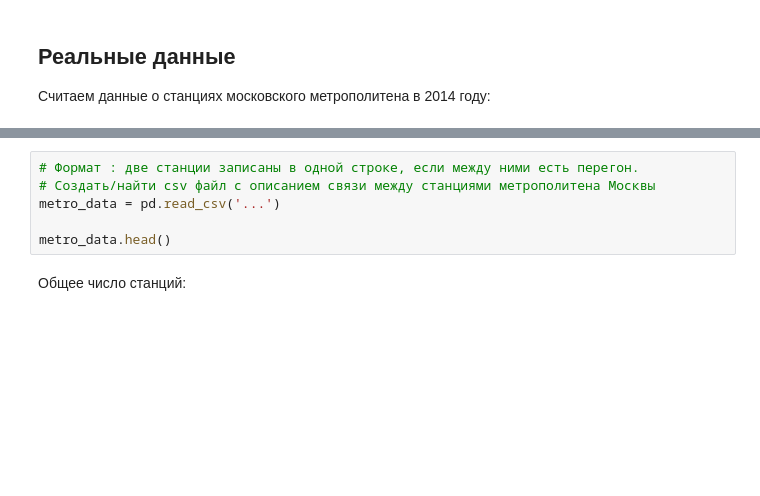
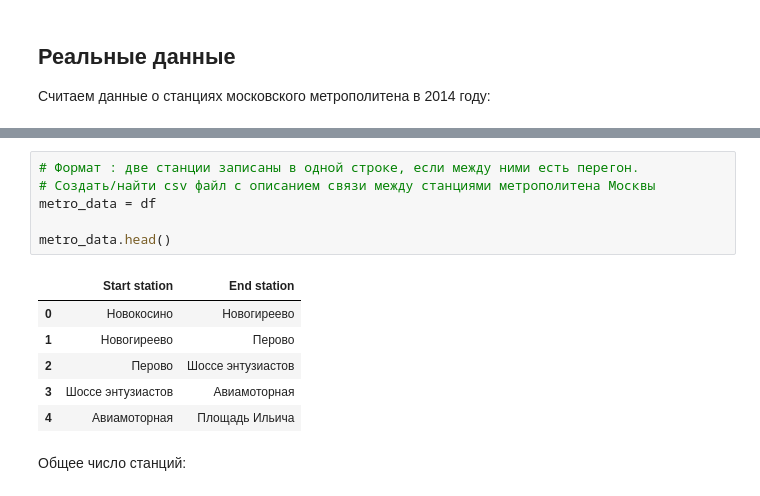
Before and after one commit to Gerrytty/data-mining-course, a Jupyter notebook: DM2_lab.ipynb, the cells around one changed output, grey strips where cells are left out. Drawn from its saved outputs; the diff is of its cells as text; blank space fills up the shorter version.

```diff
--- a/DM2_lab.ipynb
+++ b/DM2_lab.ipynb
@@ -155,9 +189,16 @@ node 0
 # %%
 # Формат : две станции записаны в одной строке, если между ними есть перегон.
 # Создать/найти csv файл с описанием связи между станциями метрополитена Москвы
-metro_data = pd.read_csv('...')
+metro_data = df
 
 metro_data.head()
+# %% [output]
+|  | Start station | End station |
+| 0 | Новокосино | Новогиреево |
+| 1 | Новогиреево | Перово |
+| 2 | Перово | Шоссе энтузиастов |
+| 3 | Шоссе энтузиастов | Авиамоторная |
+| 4 | Авиамоторная | Площадь Ильича |
 # %% [markdown]
 Общее число станций:
 # %%
```
Also changed, not shown: parts of 12 cells of this notebook, 5 other files.
